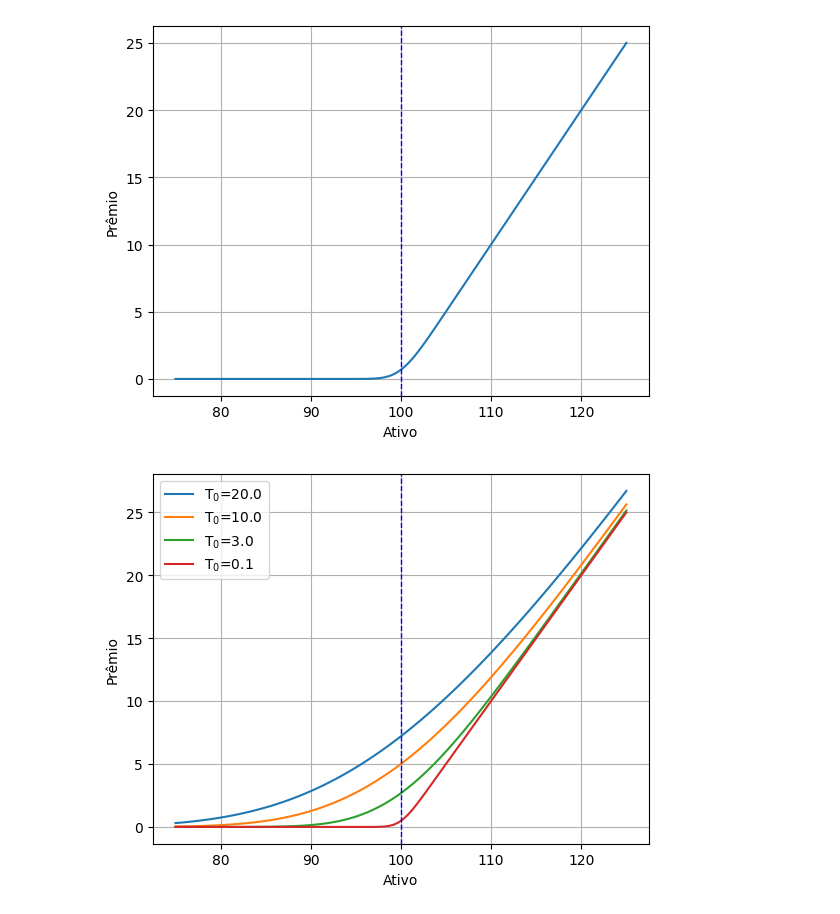
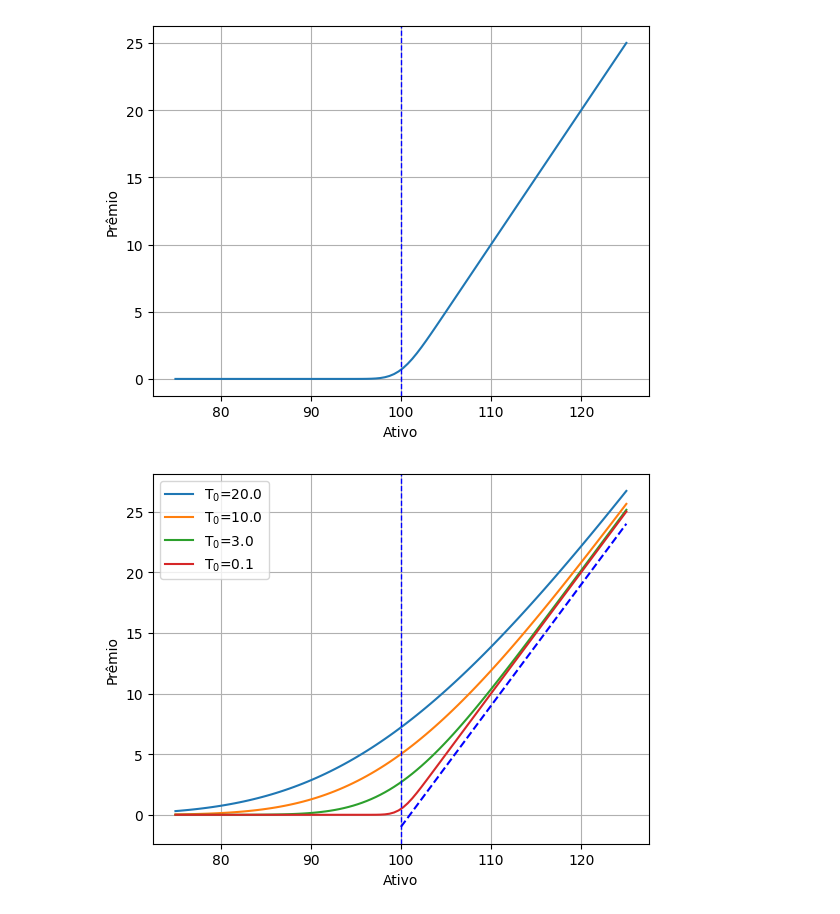
Before and after one commit to facklen/python_para_investimentos, a Jupyter notebook: Estudo_BS.ipynb, the cells around one changed output. Drawn from its saved outputs; the diff is of its cells as text; code cells hidden in the pictures.

```diff
--- a/Estudo_BS.ipynb
+++ b/Estudo_BS.ipynb
@@ -106,14 +106,15 @@ plt.show()
 # %%
 # Solução de BS para diferentes prazos
 for Ti in [20/252,10/252,3.0/252,0.1/252]:
   y = BlackScholes(r, S, K, Ti, sigma, type)
   plt.plot(S,y,label=r'T$_0$='+str(Ti*252))
 
 plt.axvline(x=K,ymin=0,ymax=10.0, color='b', linestyle='dashed',linewidth=1)
+plt.plot([100,125],[-1,24], color='b', linestyle='dashed')
 plt.grid()
 plt.legend()
 plt.xlabel('Ativo')
 plt.ylabel('Prêmio')
 plt.show()
 # %% [output]
-[figure, old version]
+[figure, new version]
```
Also changed, not shown: parts of 1 cell of this notebook.
